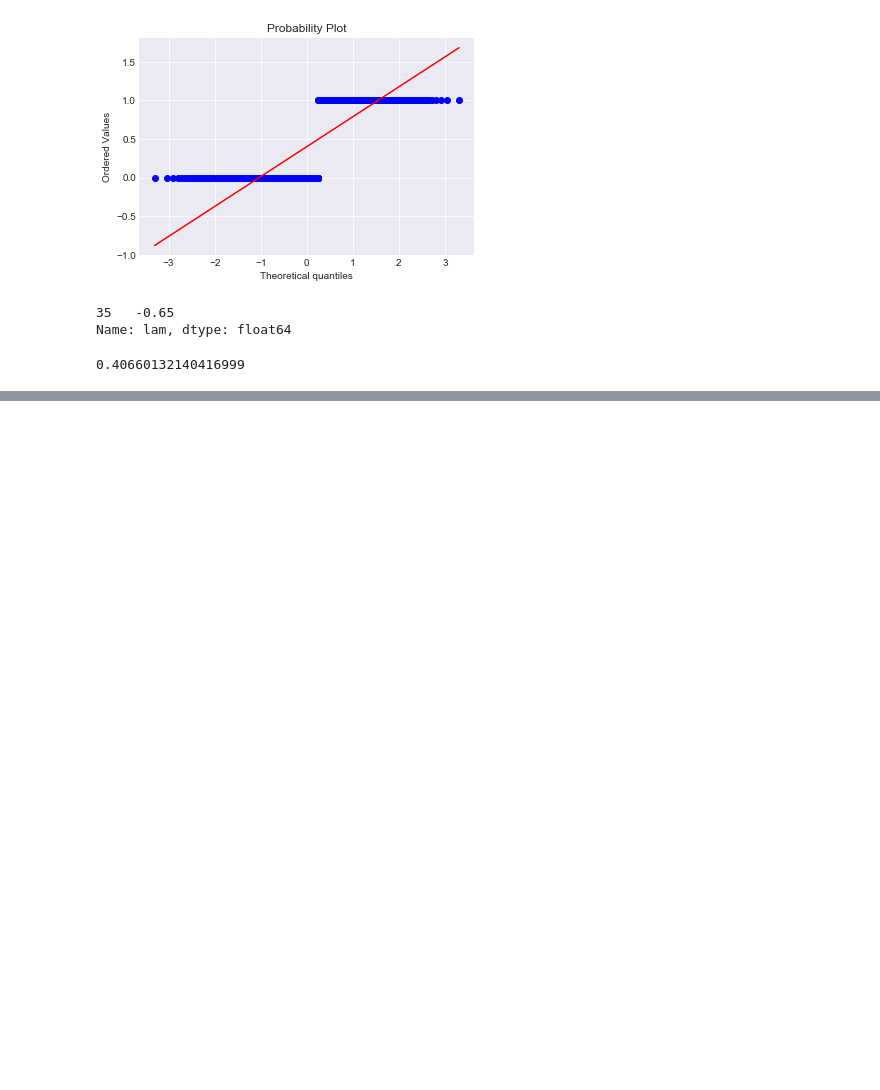
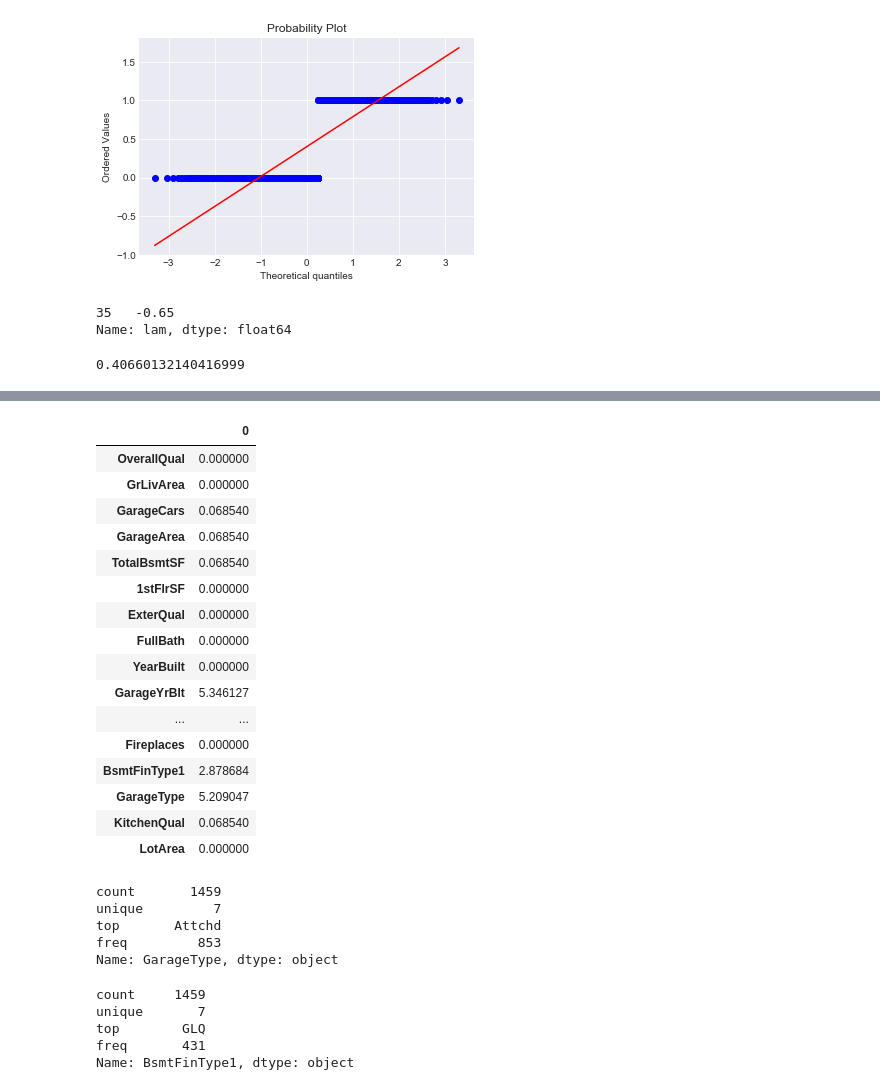
Before and after one commit to nnplpl/HousePriceForecast, a Jupyter notebook: HousePricePrediction_test1.ipynb, the cells around one changed output, grey strips where cells are left out. Saved outputs shown, nothing was run; the diff lists cells and outputs as text; code cells hidden in the pictures; blank space fills up the shorter version.

```diff
--- a/HousePricePrediction_test1.ipynb
+++ b/HousePricePrediction_test1.ipynb
@@ -1165,0 +1228,41 @@ Name: SalePrice, dtype: float64
+# %%
+test_missing_ratio = test.isnull().sum()/len(test) *100
+test_missing_ratio = test_missing_ratio.sort_values(ascending = False)
+test_missing_ratio = pd.DataFrame(test_missing_ratio)
+# %%
+test_missing_ratio.loc[['OverallQual',
+'GrLivArea',
+'GarageCars',
+'GarageArea',
+'TotalBsmtSF',
+'1stFlrSF',
+'ExterQual',
+'FullBath'
+,'YearBuilt',
+'GarageYrBlt',
+'YearRemodAdd',
+'TotRmsAbvGrd',
+'Foundation',
+'Fireplaces',
+'BsmtFinType1'
+,'GarageType',
+'KitchenQual',
+'LotArea']]
+# %% [output]
+|  | 0 |
+| OverallQual | 0.000000 |
+| GrLivArea | 0.000000 |
+| GarageCars | 0.068540 |
+| GarageArea | 0.068540 |
+| TotalBsmtSF | 0.068540 |
+| 1stFlrSF | 0.000000 |
+| ExterQual | 0.000000 |
+| FullBath | 0.000000 |
+| YearBuilt | 0.000000 |
+| GarageYrBlt | 5.346127 |
+| ... | ... |
+| Fireplaces | 0.000000 |
+| BsmtFinType1 | 2.878684 |
+| GarageType | 5.209047 |
+| KitchenQual | 0.068540 |
+| LotArea | 0.000000 |
@@ -1165,0 +1271,8 @@ Name: SalePrice, dtype: float64
+# %%
+test['GarageType'].describe()
+# %% [output]
+count       1459
+unique         7
+top       Attchd
+freq         853
+Name: GarageType, dtype: object
@@ -1165,0 +1281,8 @@ Name: SalePrice, dtype: float64
+# %%
+test['BsmtFinType1'].describe()
+# %% [output]
+count     1459
+unique       7
+top        GLQ
+freq       431
+Name: BsmtFinType1, dtype: object
```
Also changed, not shown: parts of 78 cells of this notebook, 1 other file.
